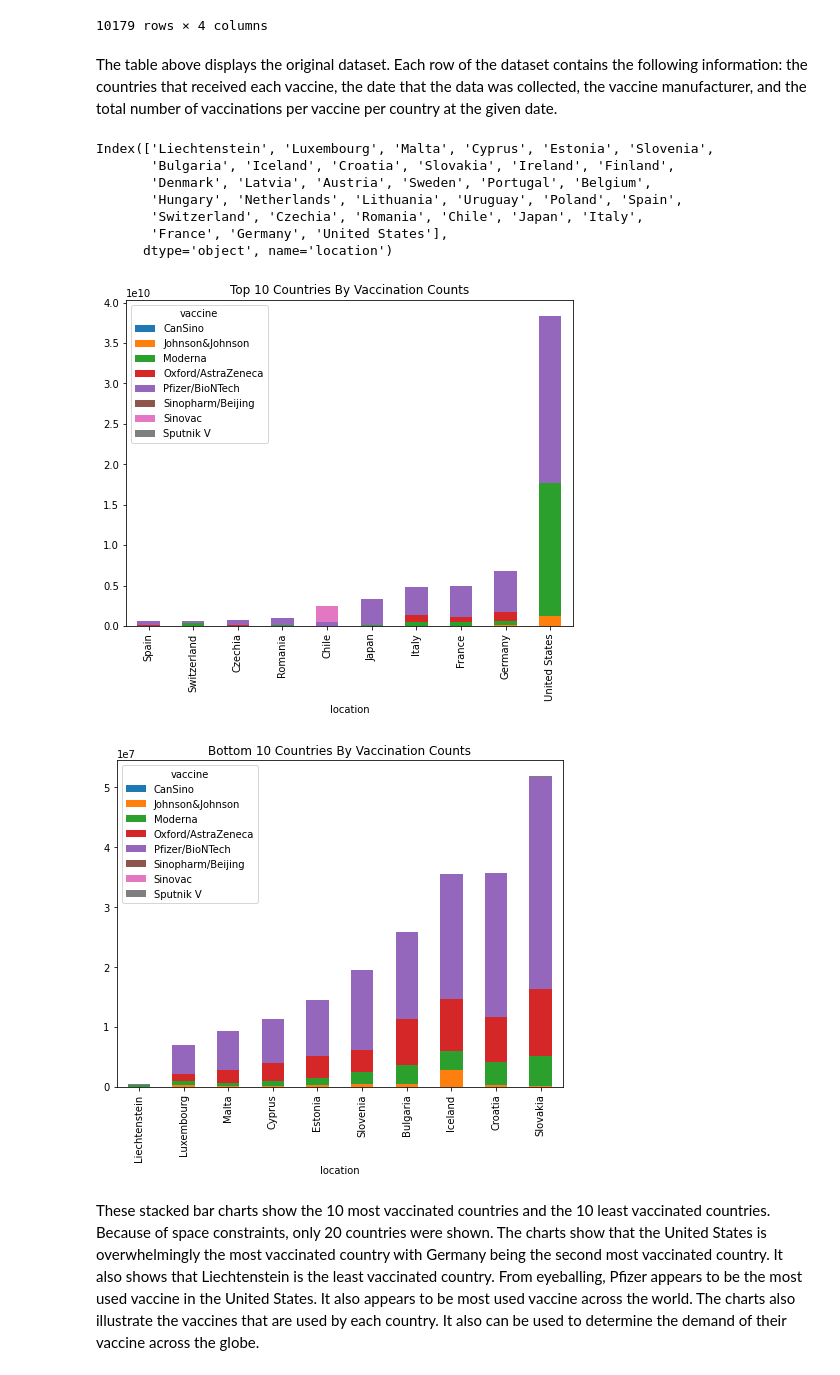
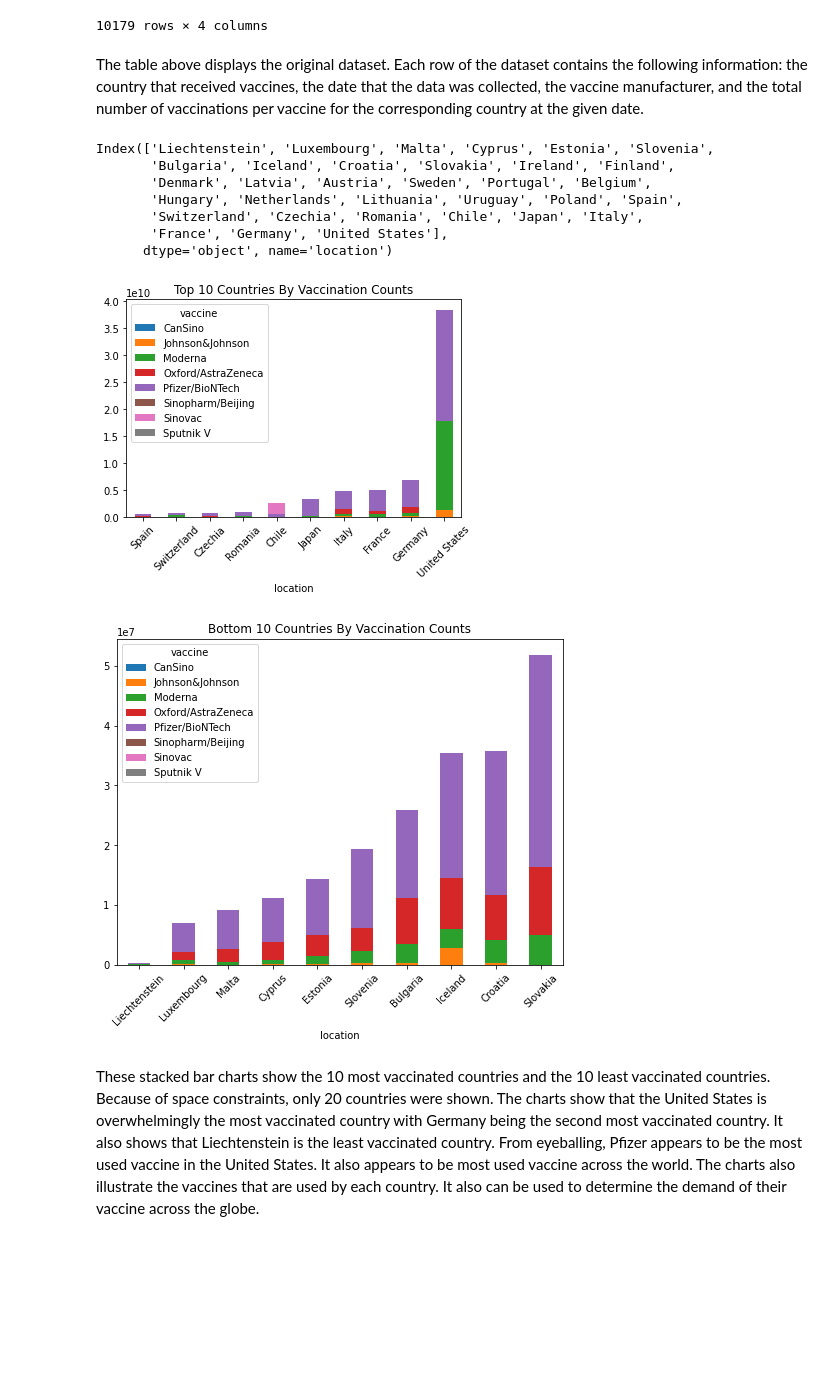
Before and after one commit to Buortau/Python-Projects, a Jupyter notebook: COVID.ipynb, the cells around one changed output. Cells and saved outputs as stored; diff of their text form; code cells hidden in the pictures; blank space fills up the shorter version.

```diff
--- a/COVID.ipynb
+++ b/COVID.ipynb
@@ -41,7 +41,7 @@ covid_mfg_df
 | 10178 | Uruguay | 2021-07-31 | Sinovac | 3218801 |
 10179 rows × 4 columns
 # %% [markdown]
-The table above displays the original dataset.  Each row of the dataset contains the following information: the countries that received each vaccine, the date that the data was collected, the vaccine manufacturer, and the total number of vaccinations per vaccine per country at the given date.
+The table above displays the original dataset.  Each row of the dataset contains the following information: the country that received vaccines, the date that the data was collected, the vaccine manufacturer, and the total number of vaccinations per vaccine for the corresponding country at the given date.
 # %%
 country_sorted = covid_mfg_df.groupby(['location'])['total_vaccinations'].sum().sort_values(ascending=True)
 country_sorted.index
@@ -56,19 +56,19 @@ Index(['Liechtenstein', 'Luxembourg', 'Malta', 'Cyprus', 'Estonia', 'Slovenia',
 # %%
 stacked_bar = covid_mfg_df.groupby(['location', 'vaccine'])['total_vaccinations'].sum().unstack().fillna(0)
 stacked_bar = stacked_bar.reindex(index=country_sorted.index).tail(10)
-SBChart=stacked_bar.plot(kind='bar', stacked=True)
+SBChart=stacked_bar.plot(kind='bar', rot=45, stacked=True)
 plt.title('Top 10 Countries By Vaccination Counts')
 plt.rcParams["figure.figsize"] = (8, 6)
 # %% [output]
-[figure, old version]
+[figure, new version]
 # %%
 stacked_bar = covid_mfg_df.groupby(['location', 'vaccine'])['total_vaccinations'].sum().unstack().fillna(0)
 stacked_bar = stacked_bar.reindex(index=country_sorted.index).head(10)
-SBChart=stacked_bar.plot(kind='bar', stacked=True)
+SBChart=stacked_bar.plot(kind='bar', rot=45, stacked=True)
 plt.title('Bottom 10 Countries By Vaccination Counts')
 plt.rcParams["figure.figsize"] = (8, 6)
 # %% [output]
-[figure, old version]
+[figure, new version]
 # %% [markdown]
 These stacked bar charts show the 10 most vaccinated countries and the 10 least vaccinated countries.  Because of space constraints, only 20 countries were shown.  The charts show that the United States is overwhelmingly the most vaccinated country with Germany being the second most vaccinated country.  It also shows that Liechtenstein is the least vaccinated country.  From eyeballing, Pfizer appears to be the most used vaccine in the United States.  It also appears to be most used vaccine across the world.  The charts also illustrate the vaccines that are used by each country.  It also can be used to determine the demand of their vaccine across the globe.
 # %%
```
Also changed, not shown: parts of 2 cells of this notebook.
